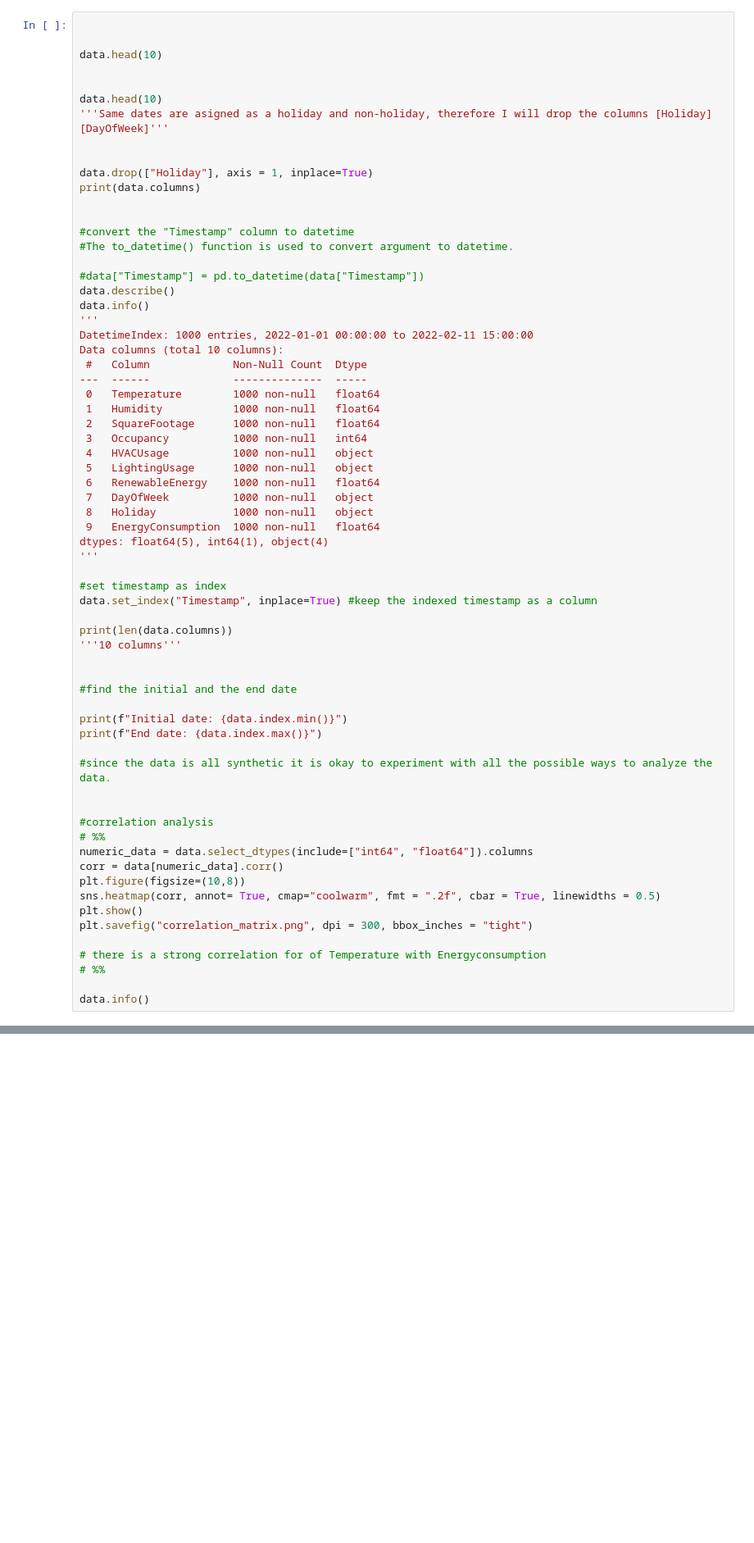
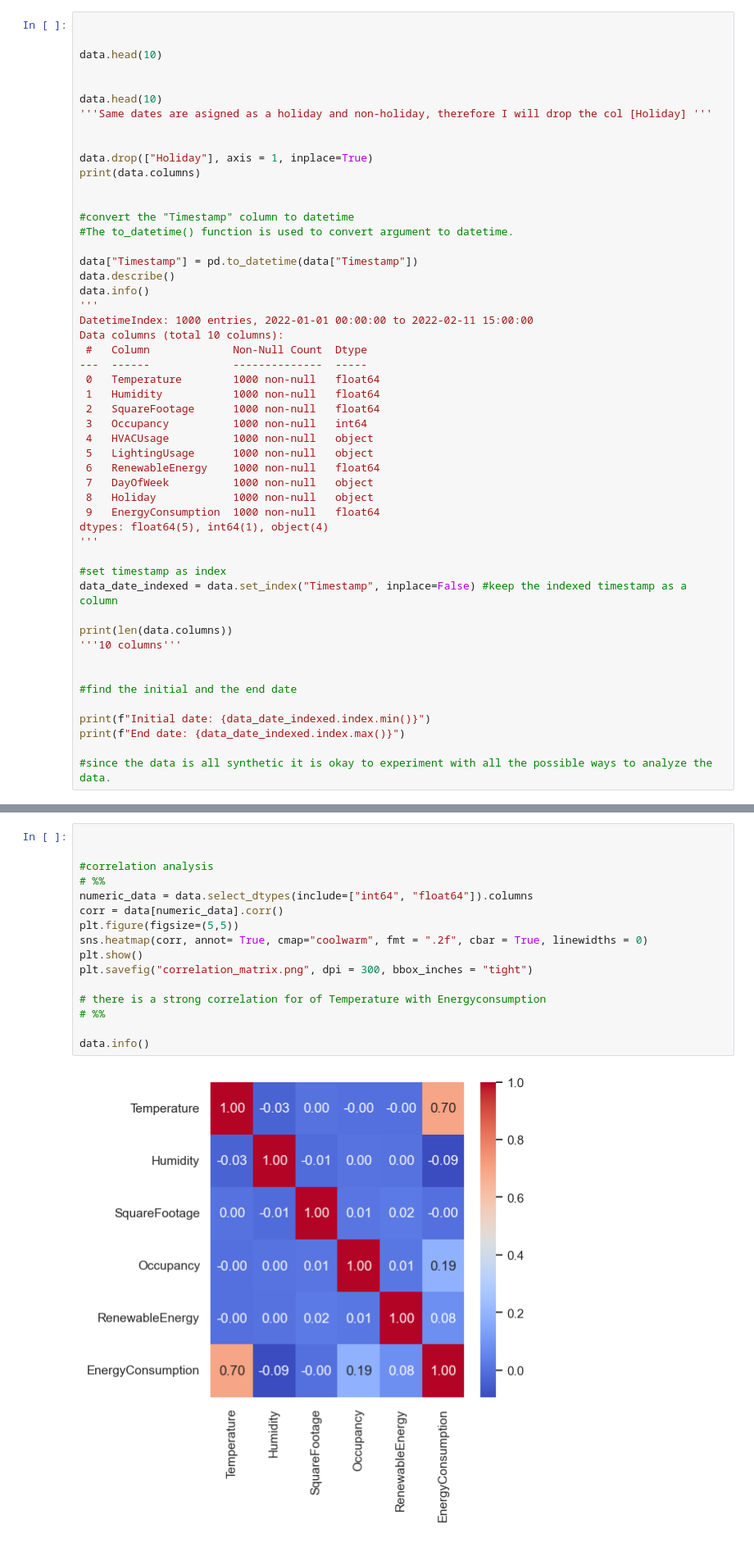
Before and after one commit to CZhakshylykova/SDS-CP027-watt-wise, a Jupyter notebook: submissions/team/cholpon-zhakshylykova/project_cz.ipynb, the cells around one changed output, grey strips where cells are left out. Shown at 82% size. Drawn from its saved outputs; the diff is of its cells as text; blank space fills up the shorter version.

Commit message:
did some times series analysis

```diff
--- a/submissions/team/cholpon-zhakshylykova/project_cz.ipynb
+++ b/submissions/team/cholpon-zhakshylykova/project_cz.ipynb
@@ -45,7 +45,7 @@ data.head(10)
 
 
 data.head(10)
-'''Same dates are asigned as a holiday and non-holiday, therefore I will drop the columns [Holiday] [DayOfWeek]'''
+'''Same dates are asigned as a holiday and non-holiday, therefore I will drop the col [Holiday] '''
 
 
 data.drop(["Holiday"], axis = 1, inplace=True)
@@ -55,7 +55,7 @@ print(data.columns)
 #convert the "Timestamp" column to datetime
 #The to_datetime() function is used to convert argument to datetime.
 
-#data["Timestamp"] = pd.to_datetime(data["Timestamp"])
+data["Timestamp"] = pd.to_datetime(data["Timestamp"])
 data.describe()
 data.info()
 '''
@@ -77,7 +77,7 @@ dtypes: float64(5), int64(1), object(4)
 '''
 
 #set timestamp as index
-data.set_index("Timestamp", inplace=True) #keep the indexed timestamp as a column
+data_date_indexed = data.set_index("Timestamp", inplace=False) #keep the indexed timestamp as a column
 
 print(len(data.columns))
 '''10 columns'''
@@ -85,25 +85,10 @@ print(len(data.columns))
 
 #find the initial and the end date
 
-print(f"Initial date: {data.index.min()}")
-print(f"End date: {data.index.max()}")
+print(f"Initial date: {data_date_indexed.index.min()}")
+print(f"End date: {data_date_indexed.index.max()}")
 
 #since the data is all synthetic it is okay to experiment with all the possible ways to analyze the data.
-
-
-#correlation analysis
-# %%
-numeric_data = data.select_dtypes(include=["int64", "float64"]).columns
-corr = data[numeric_data].corr()
-plt.figure(figsize=(10,8))
-sns.heatmap(corr, annot= True, cmap="coolwarm", fmt = ".2f", cbar = True, linewidths = 0.5)
-plt.show()
-plt.savefig("correlation_matrix.png", dpi = 300, bbox_inches = "tight")
-
-# there is a strong correlation for of Temperature with Energyconsumption
-# %%
-
-data.info()
 # %% [output]
 Index(['Timestamp', 'Temperature', 'Humidity', 'SquareFootage', 'Occupancy',
        'HVACUsage', 'LightingUsage', 'RenewableEnergy', 'DayOfWeek',
@@ -142,0 +110,18 @@ memory usage: 78.1+ KB
+# %%
+
+
+#correlation analysis
+# %%
+numeric_data = data.select_dtypes(include=["int64", "float64"]).columns
+corr = data[numeric_data].corr()
+plt.figure(figsize=(5,5))
+sns.heatmap(corr, annot= True, cmap="coolwarm", fmt = ".2f", cbar = True, linewidths = 0)
+plt.show()
+plt.savefig("correlation_matrix.png", dpi = 300, bbox_inches = "tight")
+
+# there is a strong correlation for of Temperature with Energyconsumption
+# %%
+
+data.info()
+# %% [output]
+[figure, added]
```
Also changed, not shown: parts of 22 cells of this notebook.
